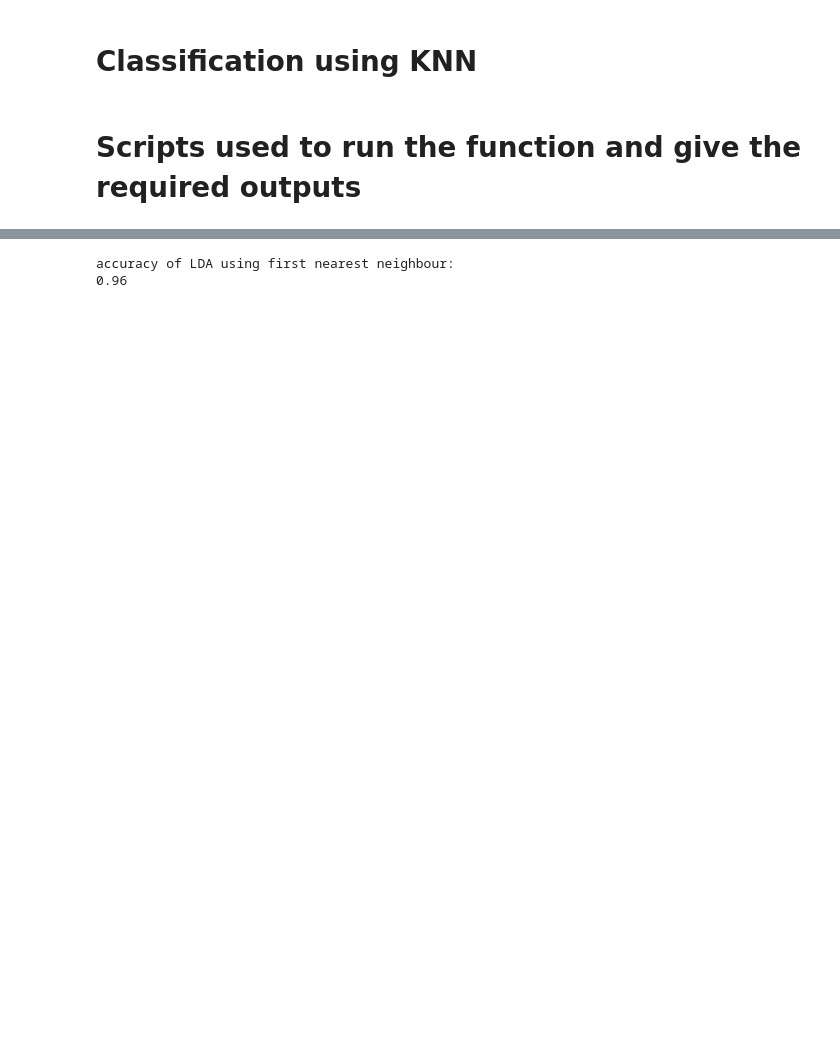
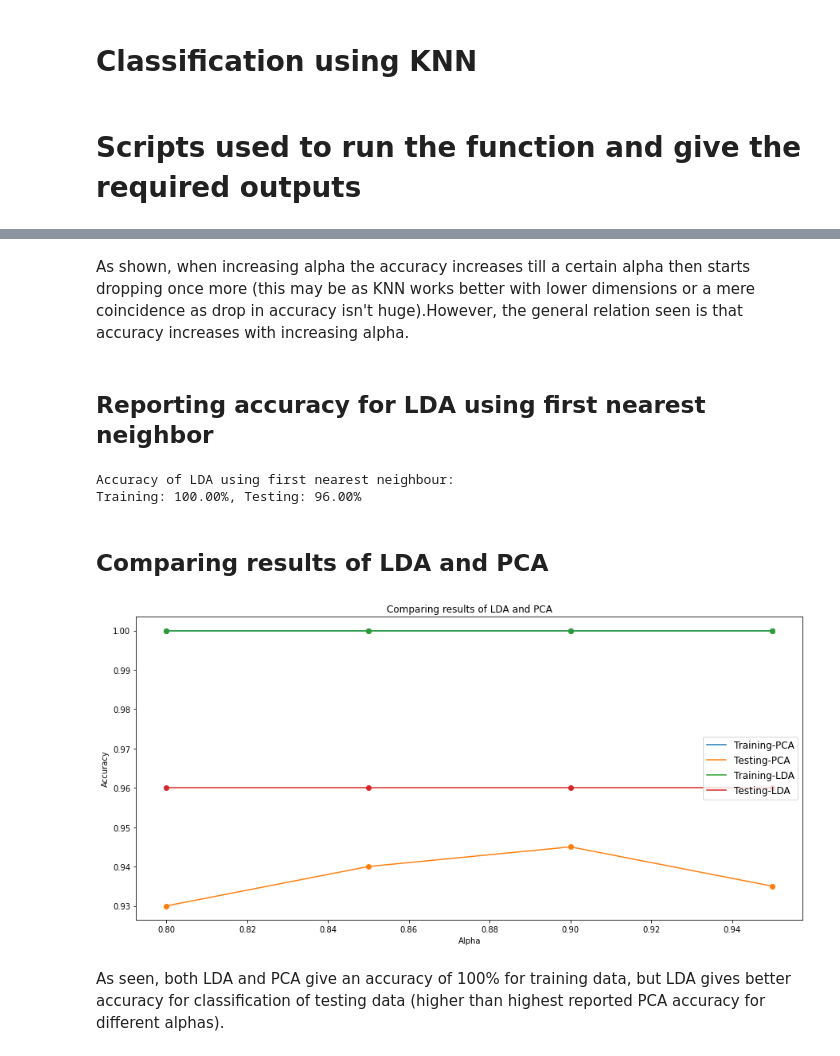
Before and after one commit to sherifmost/face-recognition, a Jupyter notebook: Face_Recognition.ipynb, the cells around one changed output, grey strips where cells are left out. Cells and saved outputs as stored; diff of their text form; code cells hidden in the pictures; blank space fills up the shorter version.

```diff
--- a/Face_Recognition.ipynb
+++ b/Face_Recognition.ipynb
@@ -217,11 +305,38 @@ D_train,Y_train,n_train,D_test,Y_test,n_test = split_data(D,Y);
+# %% [markdown]
+As shown, when increasing alpha the accuracy increases till a certain alpha then starts dropping once more (this may be as KNN works better with lower dimensions or a mere coincidence as drop in accuracy isn't huge).However, the general relation seen is that accuracy increases with increasing alpha.
+# %% [markdown]
+## Reporting accuracy for LDA using first nearest neighbor
 # %%
 # script to perform the LDA reduction
-D_train_reduced,D_test_reduced = reduce_lda(D_train,D_test,n_train);
+D_train_reduced_lda,D_test_reduced_lda = reduce_lda(D_train,D_test,n_train);
 # %%
 # script to get the KNN accuracy for LDA using first NN
-acc_test = classify_KNN(D_train_reduced,Y_train,D_test_reduced,Y_test);
-print('accuracy of LDA using first nearest neighbour:');
-print(acc_test);
+acc_train_lda,acc_test_lda = classify_KNN(D_train_reduced_lda,Y_train,D_test_reduced_lda,Y_test);
+print('Accuracy of LDA using first nearest neighbour:');
+print('Training: %.2f%%, Testing: %.2f%%' % (acc_train_lda*100,acc_test_lda*100));
 # %% [output]
-accuracy of LDA using first nearest neighbour:
-0.96
+Accuracy of LDA using first nearest neighbour:
+Training: 100.00%, Testing: 96.00%
+# %% [markdown]
+## Comparing results of LDA and PCA
+# %%
+# plotting the training and testing accuracies for both LDA and pca (plotted against alpha to compare all possible accuracies)
+plt.figure(figsize=(15,7));
+plt.plot(alpha, acc_train_pca, label = 'Training-PCA');
+plt.plot(alpha, acc_test_pca, label = 'Testing-PCA');
+plt.scatter(alpha, acc_train_pca);
+plt.scatter(alpha, acc_test_pca);
+plt.plot(alpha, np.repeat(acc_train_lda,len(alpha)), label = 'Training-LDA');
+plt.plot(alpha, np.repeat(acc_test_lda,len(alpha)), label = 'Testing-LDA');
+plt.scatter(alpha, np.repeat(acc_train_lda,len(alpha)));
+plt.scatter(alpha, np.repeat(acc_test_lda,len(alpha)));
+plt.legend(loc='center right',fontsize='large');
+plt.xlabel('Alpha');
+plt.ylabel('Accuracy');
+plt.title('Comparing results of LDA and PCA')
+plt.show();
+plt.close();
+# %% [output]
+[figure, added]
+# %% [markdown]
+As seen, both LDA and PCA give an accuracy of 100% for training data, but LDA gives better accuracy for classification of testing data (higher than highest reported PCA accuracy for different alphas).
```
Also changed, not shown: parts of 15 cells of this notebook.
